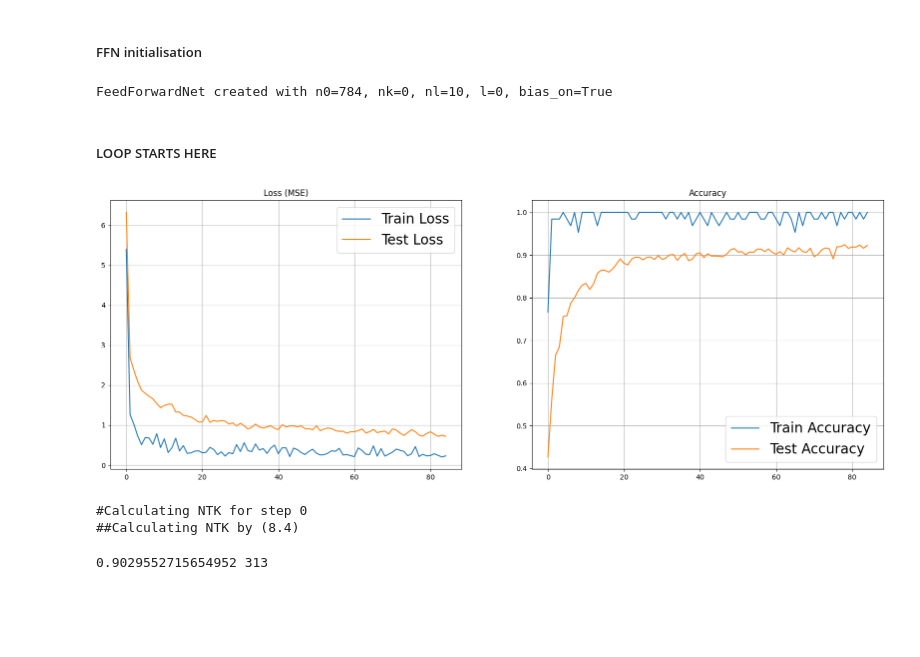
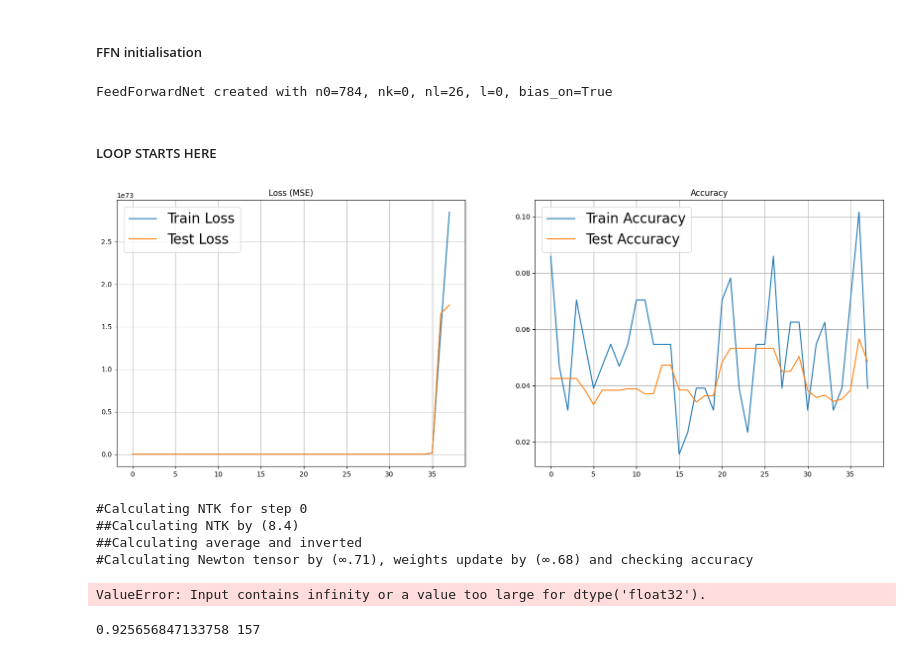
Before and after one commit to vkmbox/Ml-readinggroup, a Jupyter notebook: Roberts_Yaida/chapter5/convergence_twosteps_minst.ipynb, the cells around one changed output. Cells and saved outputs as stored; diff of their text form; code cells hidden in the pictures; blank space fills up the shorter version.

```diff
--- a/Roberts_Yaida/chapter5/convergence_twosteps_minst.ipynb
+++ b/Roberts_Yaida/chapter5/convergence_twosteps_minst.ipynb
@@ -25,10 +25,12 @@ logging.basicConfig(filename="log_twostepsada_minst.log",
 # use it to conver from PIL to torch.Tensor
 image_transform = ToTensor()
 
-train_dataset = MNIST(root='./', train=True, download=True, transform=image_transform)
-test_dataset = MNIST(root='./', train=False, download=True, transform=image_transform)
+train_dataset = EMNIST(root='./', split='letters', train=True, download=True, transform=image_transform)
+test_dataset = EMNIST(root='./', split='letters', train=False, download=True, transform=image_transform)
+#train_dataset = MNIST(root='./', train=True, download=True, transform=image_transform)
+#test_dataset = MNIST(root='./', train=False, download=True, transform=image_transform)
 # %%
-BATCH_SIZE = 64
+BATCH_SIZE = 128 #64
 
 train_dataloader = DataLoader(
     train_dataset,
@@ -44,12 +46,12 @@ test_dataloader = DataLoader(
 ##### CONSTANTS
 # %%
 INPUT_DIM = 28 * 28
-OUTPUT_DIM = 10  # num classes
+OUTPUT_DIM = 26 #10  # num classes
 INPUT_WIDTH, HIDDEN_WIDTH = 250, 100 #100, 50 # #500, 200
 NUM_EPOCH = 100
 
 #lw = 7.5 - for BATCH_SIZE = 32
-lb, lw = 1e-2, 7.5 #1e-2,1,1 #1e-2, 1e-2, 1
+lb, lw = 1e-1, 7.5 #1e-2,1,1 #1e-2, 1e-2, 1
 #lambdas as from (8.5)
 lw_input, lw_hidden, lw_output = lw/INPUT_DIM, lw/INPUT_WIDTH, lw/HIDDEN_WIDTH
 # %%
@@ -146,6 +148,15 @@ class NTKCalculator:
             self.output_dbias[kk, alpha] = df[5].detach().numpy()
 
     def calculate_NTK(self):
+        input_dbias_sum = lb * np.tensordot(self.input_dbias, self.input_dbias, axes=([2],[2]))
+        input_dweight_sum = lw_input * np.tensordot(self.input_dweight, self.input_dweight, axes=([2,3],[2,3]))
+        hidden_dbias_sum = lb * np.tensordot(self.hidden_dbias, self.hidden_dbias, axes=([2],[2]))
+        hidden_dweight_sum = lw_hidden * np.tensordot(self.hidden_dweight, self.hidden_dweight, axes=([2,3],[2,3]))
+        output_dbias_sum = lb * np.tensordot(self.output_dbias, self.output_dbias, axes=([2],[2]))
+        output_dweight_sum = lw_output * np.tensordot(self.output_dweight, self.output_dweight, axes=([2,3],[2,3]))
+        summary = input_dbias_sum+input_dweight_sum+hidden_dbias_sum+hidden_dweight_sum+output_dbias_sum+output_dweight_sum
+        return np.moveaxis(summary, 1, 2)
+        '''
         HL = np.zeros((OUTPUT_DIM, OUTPUT_DIM, BATCH_SIZE, BATCH_SIZE))
         for kk1, kk2, alpha1, alpha2 in itr.product(range(OUTPUT_DIM), range(OUTPUT_DIM)\
                                                     , range(BATCH_SIZE), range(BATCH_SIZE)):
@@ -159,6 +170,7 @@ class NTKCalculator:
                 HL[kk1, kk2, alpha1, alpha2] = HL[kk2, kk1, alpha2, alpha1] = val
 
         return HL
+        '''
 
 class BigStepCalculator:
 
@@ -329,7 +341,7 @@ testNet.set_log_level("info")
 testNet.set_slopes(slope_plus, slope_minus)
 testNet.init_weights(cb, cw)
 # %% [output]
-FeedForwardNet created with n0=784, nk=0, nl=10, l=0, bias_on=True
+FeedForwardNet created with n0=784, nk=0, nl=26, l=0, bias_on=True
 # %% [markdown]
 ##### LOOP STARTS HERE
 # %%
@@ -339,7 +351,8 @@ while iteration_num < NUM_EPOCH:
     test_loss_meter, test_accuracy_meter = AverageMeter(), AverageMeter()
     stepCalc0, stepCalc1 = BigStepCalculator(), SmallStepCalculator()
 
-    images, labels = next(iter(train_dataloader))
+    images, labels_raw = next(iter(train_dataloader))
+    labels = torch.tensor([x-1 for x in labels_raw])
     yy = labels_to_logits(labels) #true logits ∈ [-3, 3]
     #images = [batch_size, height, width]
     batch_size = images.shape[0]
@@ -360,40 +373,46 @@ while iteration_num < NUM_EPOCH:
     print("##Calculating NTK for step 1")
     testNet.grad_zero
     logits1 = testNet.forward_(xx)
     #zz1 = np.transpose(logits1.detach().numpy())
 
+    '''
     coeff_abs1, accuracy_step1, mse_step1 = \
         stepCalc1.recalcFFN(testNet, images, labels, logits1, accuracy_step0, mse_step0)
     logging.info("After step1 iter {}, coeff_abs {}: accuracy={}, MSE={}"\
                  .format(iteration_num, coeff_abs1, accuracy_step1, mse_step1))
+    '''
 
     # save average train loss and accuracy
-    HISTORY_PARAMS['train_loss'].append(mse_step1)
-    HISTORY_PARAMS['train_accuracy'].append(accuracy_step1)
+    HISTORY_PARAMS['train_loss'].append(mse_step0)
+    HISTORY_PARAMS['train_accuracy'].append(accuracy_step0)
 
     # testing loop
-    for test_images, test_labels in test_dataloader:
+    for test_images, test_labels_raw in test_dataloader:
+        test_labels = torch.tensor([x-1 for x in test_labels_raw])
         test_batch_size = test_images.shape[0]
         test_xx = test_images.view(test_batch_size, -1)
         with torch.no_grad():
             test_logits = testNet.forward_(test_xx)
             test_prediction = test_logits.argmax(dim=-1)
 
         test_loss_meter.update(mean_squared_error\
                                (np.transpose(test_logits.detach().numpy()), labels_to_logits(test_labels)))
         #zz0 = np.transpose(logits_step0.detach().numpy())
         test_accuracy_meter.update(calculate_accuracy(test_prediction, test_labels))
     # save average test accuracy loss and accuracy
     HISTORY_PARAMS['test_loss'].append(test_loss_meter.avg)
     HISTORY_PARAMS['test_accuracy'].append(test_accuracy_meter.avg)
 
     visualise()
     iteration_num += 1
 # %% [output]
-[figure, old version]
+[figure, new version]
 #Calculating NTK for step 0
 ##Calculating NTK by (8.4)
+##Calculating average and inverted
+#Calculating Newton tensor by (∞.71), weights update by (∞.68) and checking accuracy
+ValueError: Input contains infinity or a value too large for dtype('float32').
 # %%
 print(test_accuracy_meter.avg, test_accuracy_meter.count)
 # %% [output]
-0.9029552715654952 313
+0.925656847133758 157
```
Also changed, not shown: parts of 1 cell of this notebook, 15 other files.
